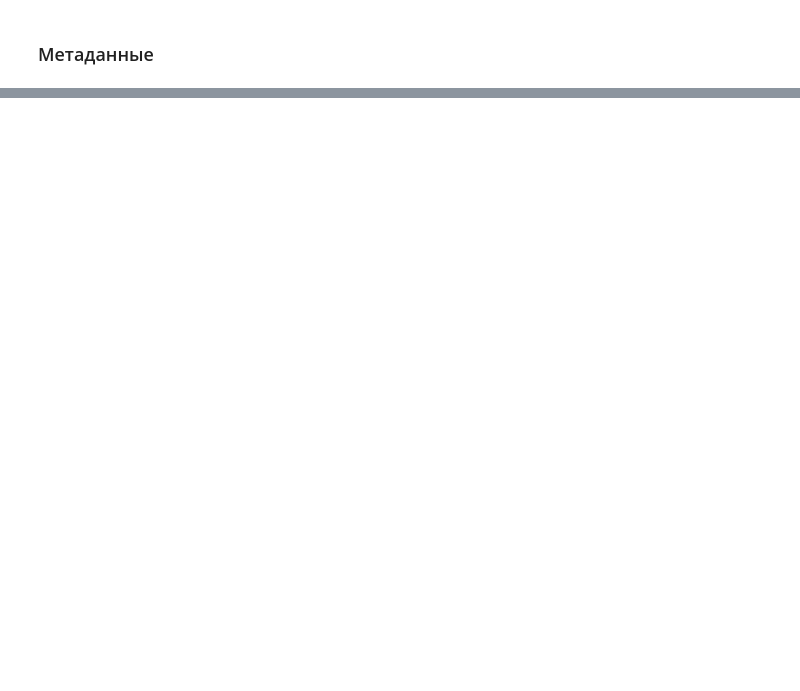
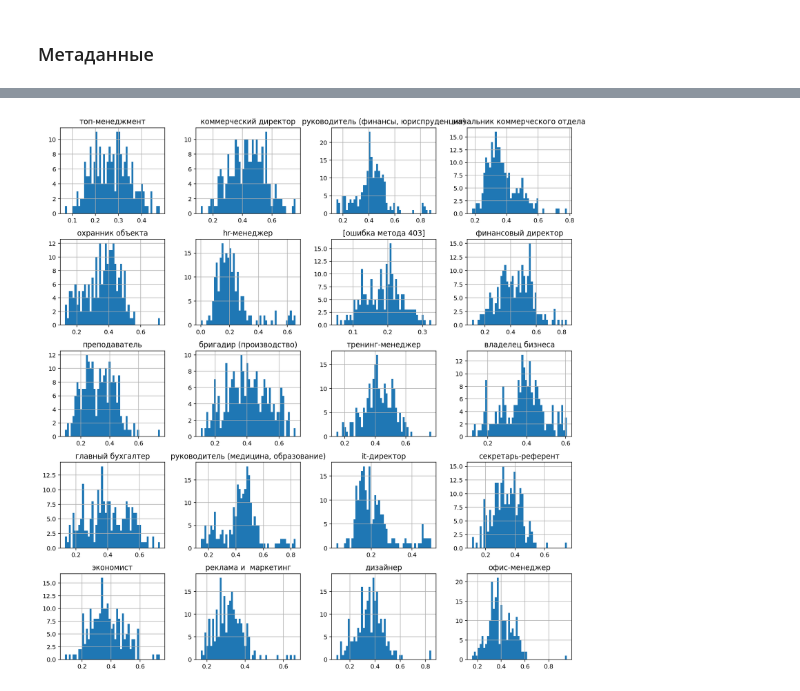
Before and after one commit to dimdasci/m01-psychotype-occupation-relaiton, a Jupyter notebook: notebooks/profession_visual_analysis.ipynb, the cells around one changed output, grey strips where cells are left out. Drawn from its saved outputs; the diff is of its cells as text; code cells hidden in the pictures; blank space fills up the shorter version.

```diff
--- a/notebooks/profession_visual_analysis.ipynb
+++ b/notebooks/profession_visual_analysis.ipynb
@@ -490,0 +676,3 @@ all_labels.to_csv('../datasets/processed/profession_lables.tsv', sep='\t', index
+# %%
+b2b_dist_c = calculate_cosine_similarity(v_b2b_professions_c, v_prof_roles_c, b2b_professions)
+b2b_dist_c.shape
@@ -490,0 +717,5 @@ all_labels.to_csv('../datasets/processed/profession_lables.tsv', sep='\t', index
+# %%
+b2b_dist_c.iloc[:, :20].hist(bins=50, figsize=(15,16))
+plt.show()
+# %% [output]
+[figure, added]
```
Also changed, not shown: parts of 136 cells of this notebook.
